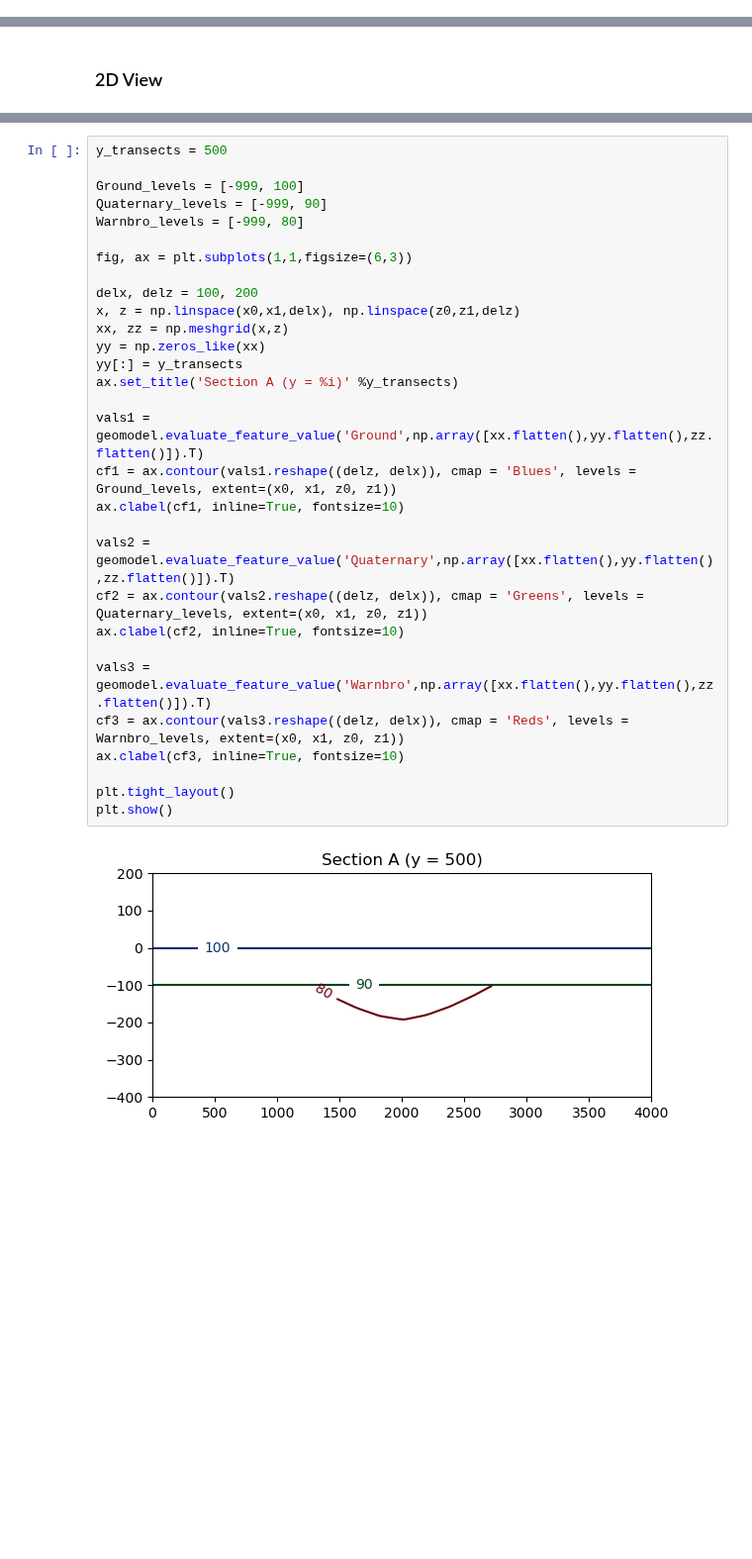
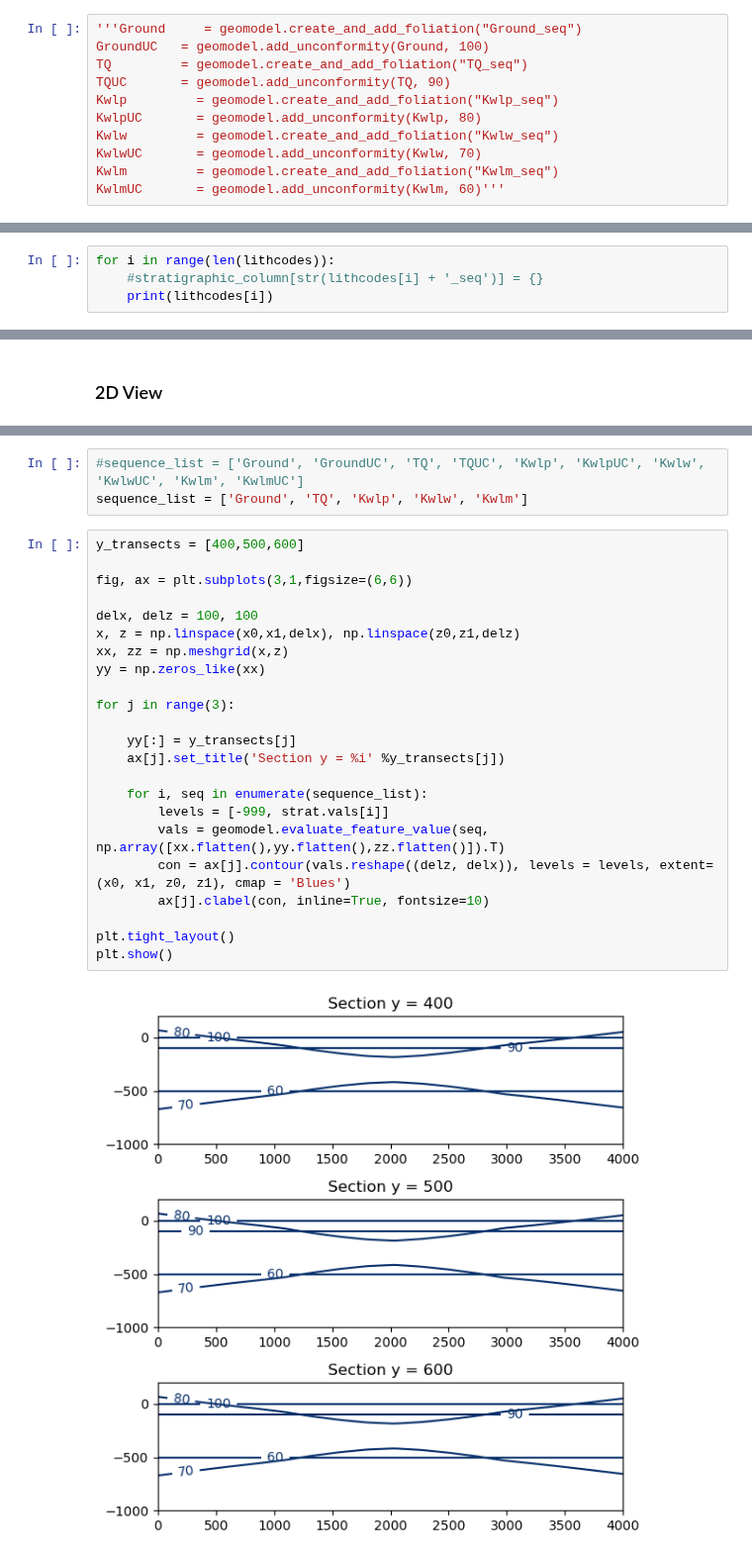
Before and after one commit to malvina-chmielarski/Otorowiri, a Jupyter notebook: Model/pinchout_simple.ipynb, the cells around one changed output, grey strips where cells are left out. Shown at 99% size. Cells and saved outputs as stored; diff of their text form; blank space fills up the shorter version.

```diff
--- a/Model/pinchout_simple.ipynb
+++ b/Model/pinchout_simple.ipynb
@@ -167,0 +202,11 @@ print(data.feature_name.unique())
+# %%
+'''Ground     = geomodel.create_and_add_foliation("Ground_seq")
+GroundUC   = geomodel.add_unconformity(Ground, 100)
+TQ         = geomodel.create_and_add_foliation("TQ_seq")
+TQUC       = geomodel.add_unconformity(TQ, 90)
+Kwlp         = geomodel.create_and_add_foliation("Kwlp_seq")
+KwlpUC       = geomodel.add_unconformity(Kwlp, 80)
+Kwlw         = geomodel.create_and_add_foliation("Kwlw_seq")
+KwlwUC       = geomodel.add_unconformity(Kwlw, 70)
+Kwlm         = geomodel.create_and_add_foliation("Kwlm_seq")
+KwlmUC       = geomodel.add_unconformity(Kwlm, 60)'''
@@ -196,0 +230,4 @@ geomodel.set_stratigraphic_column(stratigraphic_column)'''
+# %%
+for i in range(len(lithcodes)):
+    #stratigraphic_column[str(lithcodes[i] + '_seq')] = {}
+    print(lithcodes[i])
@@ -211,32 +299,28 @@ view.set_zscale(zscale = 5)
+# %%
+#sequence_list = ['Ground', 'GroundUC', 'TQ', 'TQUC', 'Kwlp', 'KwlpUC', 'Kwlw', 'KwlwUC', 'Kwlm', 'KwlmUC']
+sequence_list = ['Ground', 'TQ', 'Kwlp', 'Kwlw', 'Kwlm']
 # %%
-y_transects = 500
+y_transects = [400,500,600]
 
-Ground_levels = [-999, 100]
-Quaternary_levels = [-999, 90]
-Warnbro_levels = [-999, 80]
+fig, ax = plt.subplots(3,1,figsize=(6,6))
 
-fig, ax = plt.subplots(1,1,figsize=(6,3))
-
-delx, delz = 100, 200
+delx, delz = 100, 100
 x, z = np.linspace(x0,x1,delx), np.linspace(z0,z1,delz)
 xx, zz = np.meshgrid(x,z)
 yy = np.zeros_like(xx)
-yy[:] = y_transects
-ax.set_title('Section A (y = %i)' %y_transects)
 
-vals1 = geomodel.evaluate_feature_value('Ground',np.array([xx.flatten(),yy.flatten(),zz.flatten()]).T)
-cf1 = ax.contour(vals1.reshape((delz, delx)), cmap = 'Blues', levels = Ground_levels, extent=(x0, x1, z0, z1))
-ax.clabel(cf1, inline=True, fontsize=10)
+for j in range(3):
 
-vals2 = geomodel.evaluate_feature_value('Quaternary',np.array([xx.flatten(),yy.flatten(),zz.flatten()]).T)
-cf2 = ax.contour(vals2.reshape((delz, delx)), cmap = 'Greens', levels = Quaternary_levels, extent=(x0, x1, z0, z1))
-ax.clabel(cf2, inline=True, fontsize=10)
+    yy[:] = y_transects[j]
+    ax[j].set_title('Section y = %i' %y_transects[j])
 
-vals3 = geomodel.evaluate_feature_value('Warnbro',np.array([xx.flatten(),yy.flatten(),zz.flatten()]).T)
-cf3 = ax.contour(vals3.reshape((delz, delx)), cmap = 'Reds', levels = Warnbro_levels, extent=(x0, x1, z0, z1))
-ax.clabel(cf3, inline=True, fontsize=10)
+    for i, seq in enumerate(sequence_list):
+        levels = [-999, strat.vals[i]]
+        vals = geomodel.evaluate_feature_value(seq, np.array([xx.flatten(),yy.flatten(),zz.flatten()]).T)
+        con = ax[j].contour(vals.reshape((delz, delx)), levels = levels, extent=(x0, x1, z0, z1), cmap = 'Blues')
+        ax[j].clabel(con, inline=True, fontsize=10)
 
 plt.tight_layout()
 plt.show()
 # %% [output]
-[figure, old version]
+[figure, new version]
```
Also changed, not shown: parts of 19 cells of this notebook, 2 other files.
